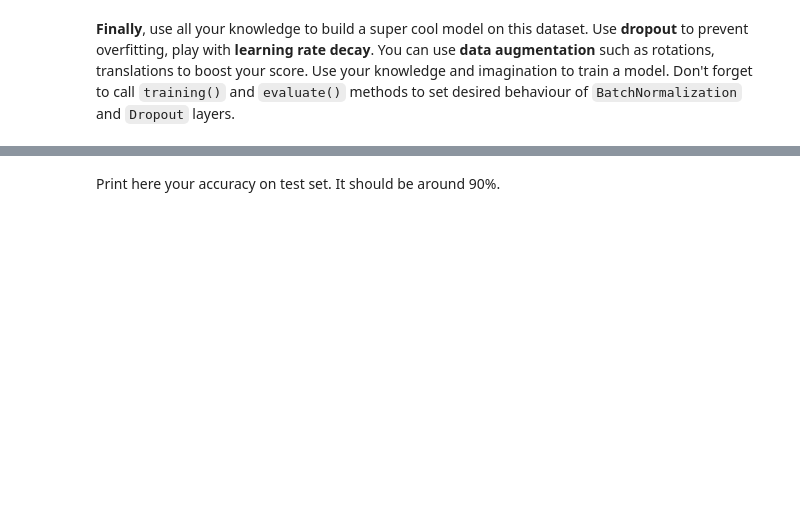
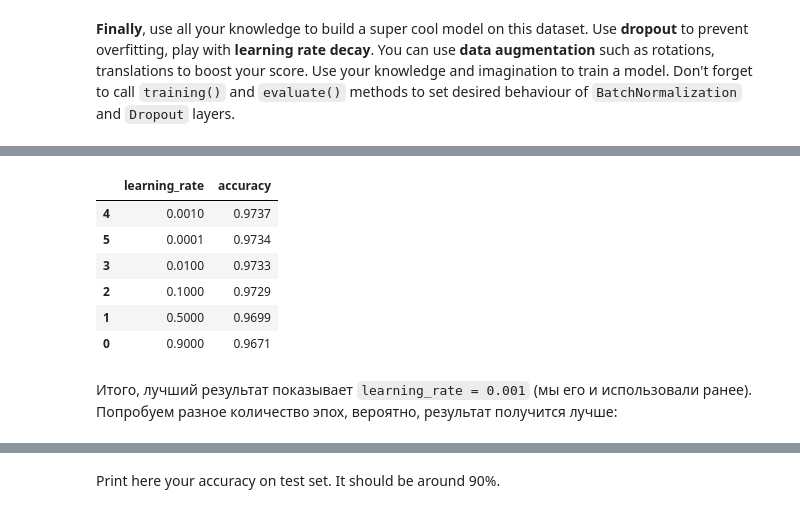
Before and after one commit to adtsvetkov/ml_made, a Jupyter notebook: Lab2_DL_part1_warmup.ipynb, the cells around one changed output, grey strips where cells are left out. Saved outputs shown, nothing was run; the diff lists cells and outputs as text; code cells hidden in the pictures; blank space fills up the shorter version.

```diff
--- a/Lab2_DL_part1_warmup.ipynb
+++ b/Lab2_DL_part1_warmup.ipynb
@@ -338,0 +339,10 @@ plt.legend()
+# %%
+final_model = Sequential()
+final_model.add(Flatten())
+final_model.add(Linear(28*28, 100))
+final_model.add(BatchNormalization(alpha = 0.99))
+final_model.add(ChannelwiseScaling(100))
+final_model.add(Dropout(0.5))
+final_model.add(ReLU())
+final_model.add(Linear(100, 10))
+final_model.add(LogSoftMax())
@@ -338,0 +391,8 @@ plt.legend()
+# %%
+learning_rate = [0.9, 0.5, 0.1, 0.01, 0.001, 0.0001]
+accuracies = []
+
+
+for lr in learning_rate:
+    _, acc, _ = NN_predict_2(final_model, X_train, y_train_enc, X_test, y_test_enc, y_test, learning_rate=lr)
+    accuracies.append(acc)
@@ -338,0 +418,16 @@ plt.legend()
+# %%
+import pandas as pd
+
+results = pd.DataFrame({'learning_rate': learning_rate,
+                       'accuracy': accuracies}).sort_values(by=['accuracy'], ascending=False)
+results
+# %% [output]
+|  | learning_rate | accuracy |
+| 4 | 0.0010 | 0.9737 |
+| 5 | 0.0001 | 0.9734 |
+| 3 | 0.0100 | 0.9733 |
+| 2 | 0.1000 | 0.9729 |
+| 1 | 0.5000 | 0.9699 |
+| 0 | 0.9000 | 0.9671 |
+# %% [markdown]
+Итого, лучший результат показывает `learning_rate = 0.001` (мы его и использовали ранее). Попробуем разное количество эпох, вероятно, результат получится лучше:
```
Also changed, not shown: parts of 31 cells of this notebook.
